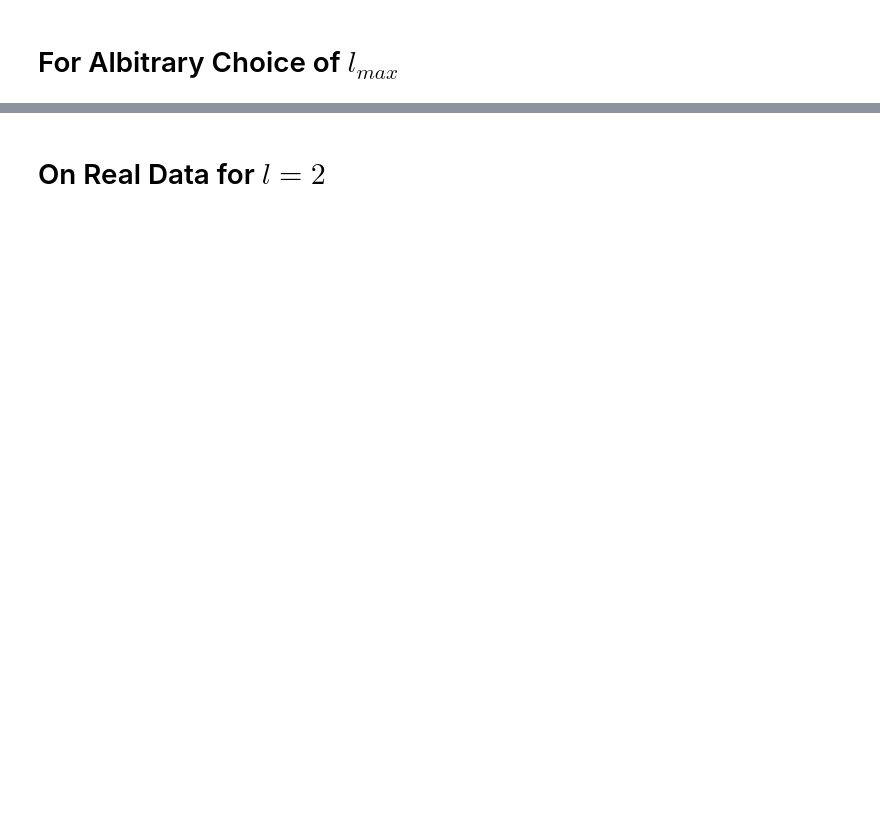
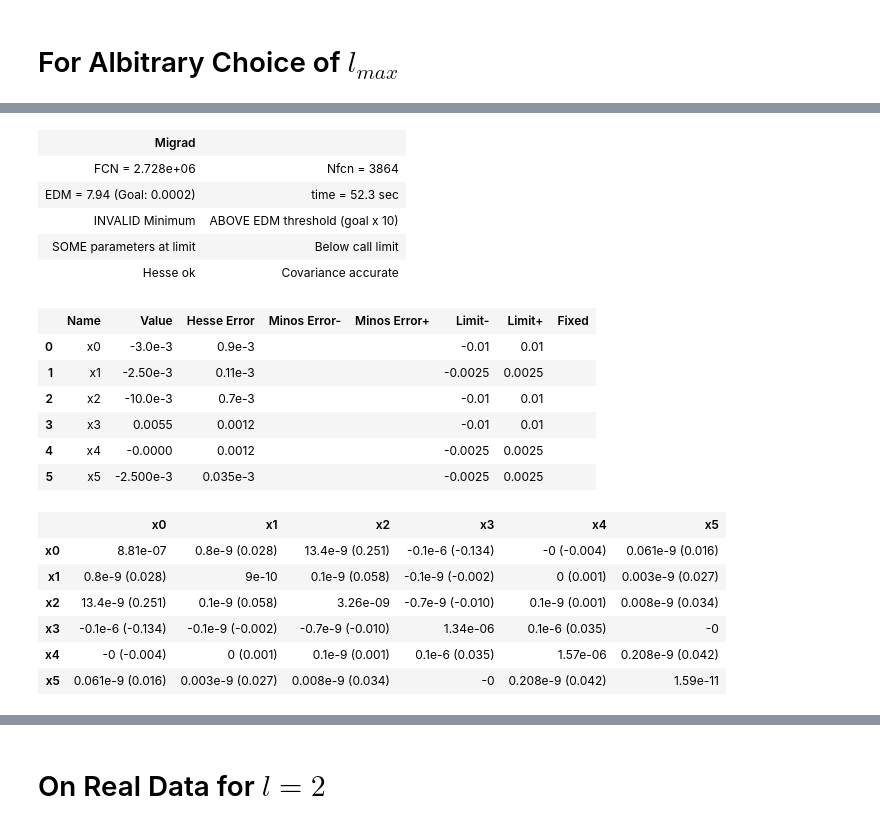
Before and after one commit to MatteoMancini01/Gaia_EDR3, a Jupyter notebook: Tests_Least_Square.ipynb, the cells around one changed output, grey strips where cells are left out. Saved outputs shown, nothing was run; the diff lists cells and outputs as text; code cells hidden in the pictures; blank space fills up the shorter version.

```diff
--- a/Tests_Least_Square.ipynb
+++ b/Tests_Least_Square.ipynb
@@ -385,0 +340,28 @@ True values:
+# %%
+lmax = 1
+total_params = count_vsh_coeffs(lmax)
+limits = vsh_minuit_limits(lmax, t_bound=0.01, s_bound=0.0025)
+
+# Flat vector theta: [t10, ..., t_lmaxm, s10, ..., s_lmaxm]
+theta_init = jnp.zeros(total_params)
+#theta_init = jnp.array([0., -0.07, 0., 0.0, 0.0006, -0.005])
+
+# Fix everything except theta
+#bound_least_square = partial(least_square, data, obs, error, lmax=lmax, grid=False)
+
+def least_square_wrapper(*theta_flat):
+    theta = jnp.array(theta_flat)  # reconstructs the vector from scalars
+    return least_square(angles, obs, error, theta, lmax=lmax, grid=False)
+
+
+m = Minuit(least_square_wrapper, *theta_init)
+
+m.errordef = Minuit.LEAST_SQUARES
+for i, name in enumerate(m.parameters):
+    m.limits[name] = limits[name]
+
+
+m.migrad()
+m.params
+print(m.params)
+print('Converged to miminum?', m.fmin.is_valid)
@@ -385,0 +380,23 @@ True values:
+# %%
+m
+# %% [output]
+| Migrad |  |
+| FCN = 2.728e+06 | Nfcn = 3864 |
+| EDM = 7.94 (Goal: 0.0002) | time = 52.3 sec |
+| INVALID Minimum | ABOVE EDM threshold (goal x 10) |
+| SOME parameters at limit | Below call limit |
+| Hesse ok | Covariance accurate |
+|  | Name | Value | Hesse Error | Minos Error- | Minos Error+ | Limit- | Limit+ | Fixed |
+| 0 | x0 | -3.0e-3 | 0.9e-3 |  |  | -0.01 | 0.01 |  |
+| 1 | x1 | -2.50e-3 | 0.11e-3 |  |  | -0.0025 | 0.0025 |  |
+| 2 | x2 | -10.0e-3 | 0.7e-3 |  |  | -0.01 | 0.01 |  |
+| 3 | x3 | 0.0055 | 0.0012 |  |  | -0.01 | 0.01 |  |
+| 4 | x4 | -0.0000 | 0.0012 |  |  | -0.0025 | 0.0025 |  |
+| 5 | x5 | -2.500e-3 | 0.035e-3 |  |  | -0.0025 | 0.0025 |  |
+|  | x0 | x1 | x2 | x3 | x4 | x5 |
+| x0 | 8.81e-07 | 0.8e-9 (0.028) | 13.4e-9 (0.251) | -0.1e-6 (-0.134) | -0 (-0.004) | 0.061e-9 (0.016) |
+| x1 | 0.8e-9 (0.028) | 9e-10 | 0.1e-9 (0.058) | -0.1e-9 (-0.002) | 0 (0.001) | 0.003e-9 (0.027) |
+| x2 | 13.4e-9 (0.251) | 0.1e-9 (0.058) | 3.26e-09 | -0.7e-9 (-0.010) | 0.1e-9 (0.001) | 0.008e-9 (0.034) |
+| x3 | -0.1e-6 (-0.134) | -0.1e-9 (-0.002) | -0.7e-9 (-0.010) | 1.34e-06 | 0.1e-6 (0.035) | -0 |
+| x4 | -0 (-0.004) | 0 (0.001) | 0.1e-9 (0.001) | 0.1e-6 (0.035) | 1.57e-06 | 0.208e-9 (0.042) |
+| x5 | 0.061e-9 (0.016) | 0.003e-9 (0.027) | 0.008e-9 (0.034) | -0 | 0.208e-9 (0.042) | 1.59e-11 |
```
Also changed, not shown: parts of 50 cells of this notebook, 20 other files.
